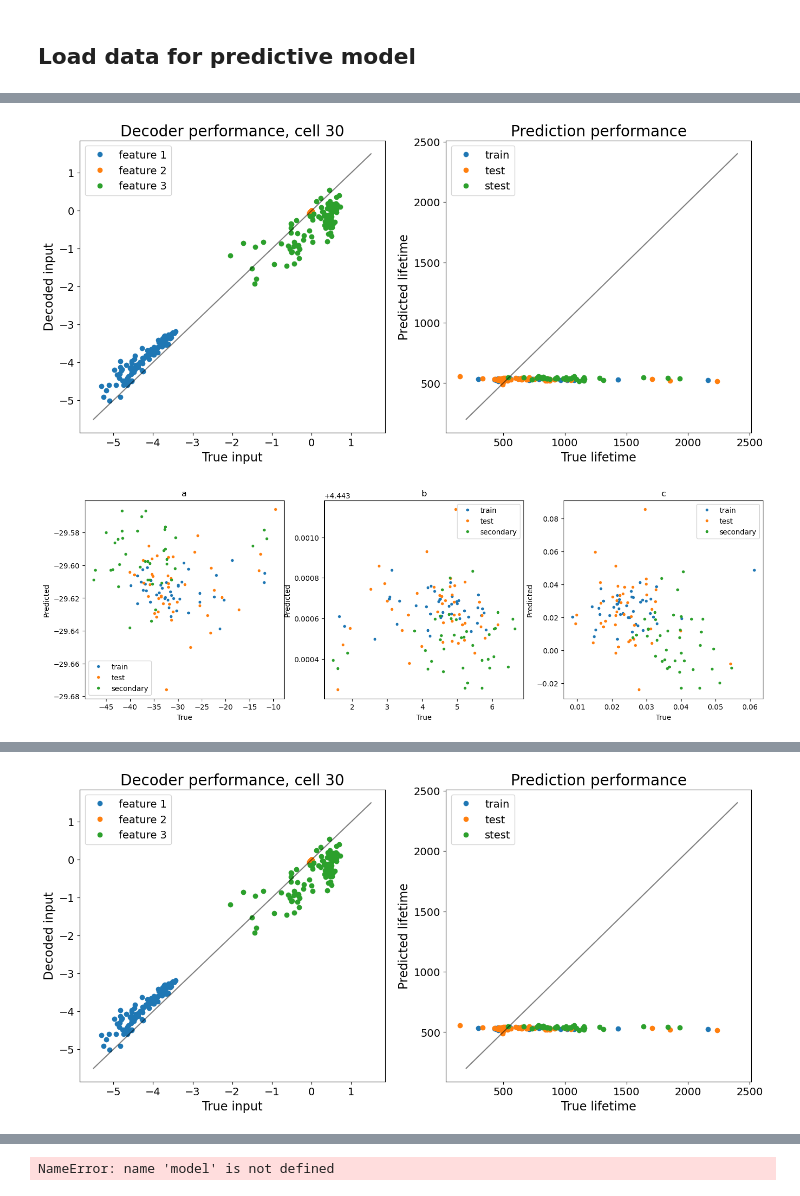
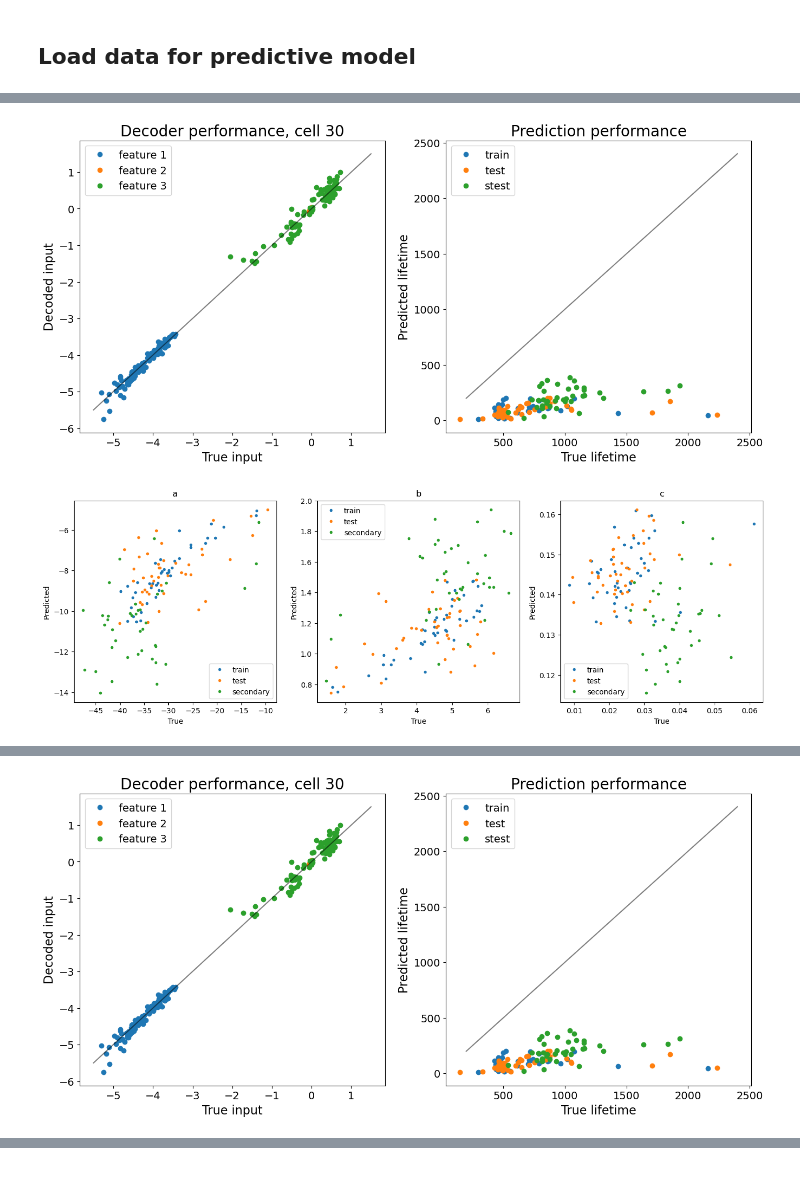
Before and after one commit to nathan99sun/HybridPred, a Jupyter notebook: source/curve_fitting_multistage_attn-DN.ipynb, the cells around one changed output, grey strips where cells are left out. Drawn from its saved outputs; the diff is of its cells as text; code cells hidden in the pictures.

```diff
--- a/source/curve_fitting_multistage_attn-DN.ipynb
+++ b/source/curve_fitting_multistage_attn-DN.ipynb
@@ -395,8 +395,8 @@ class AutoEncoder_Model(nn.Module):
                 self.plotter_new(train, test, stest)
 # %%
 train_policy = {
-    "num_stages": 2,
-    "epochs": [500, 500],
+    "num_stages": 1,
+    "epochs": [700, 500],
     "learning_rates": [1e-3, 1e-5],
     "batch_sizes": [64, 64],
     "prediction_weights": [1, 1],
@@ -405,17 +405,17 @@ train_policy = {
 }
 
 
-model = AutoEncoder_Model(n_features=len(features), n_cycles=n_cycles, d_model=4)
+model = AutoEncoder_Model(n_features=len(features), n_cycles=n_cycles, d_model=1)
 #train = TensorDataset(torch.Tensor(x[train_ind]),torch.Tensor(y[train_ind]))
 model.fit_1(train, test, stest, train_policy)
 
 train_policy = {
     "num_stages": 2,
     "epochs": [500, 500],
-    "learning_rates": [1e-5, 1e-6],
+    "learning_rates": [1e-4, 1e-6],
     "batch_sizes": [64, 64],
-    "prediction_weights": [1, 1],
-    "decoding_weights": [0, 0],
+    "prediction_weights": [1e-5, 1],
+    "decoding_weights": [1, 0],
     "en_weights": [1, 1]
 }
 model.fit_2(train, test, stest, train_policy)
@@ -461,2 +461,2 @@ sec      [10.32424351  1.28779857  0.03808986]
-[figure, old version]
+[figure, new version]
-[figure, old version]
+[figure, new version]
@@ -481 +481 @@ sec      [10.32424351  1.28779857  0.03808986]
-[figure, old version]
+[figure, new version]
@@ -503,18 +482,0 @@ sec      [10.32424351  1.28779857  0.03808986]
-# %%
-x_train = model.encoder(x[train_ind]).detach().numpy()
-x_test = model.encoder(x[test_ind]).detach().numpy()
-x_stest = model.encoder(x[secondary_ind]).detach().numpy()
-
-y_train = params[train_ind]
-y_test = params[test_ind]
-y_stest = params[secondary_ind]
-
-life_train = cycle_lives[train_ind]
-life_test = cycle_lives[test_ind]
-life_stest = cycle_lives[secondary_ind]
-
-train = TensorDataset(torch.Tensor(x_train),torch.Tensor(y_train),torch.Tensor(life_train))
-test = TensorDataset(torch.Tensor(x_test),torch.Tensor(y_test),torch.Tensor(life_test))
-stest = TensorDataset(torch.Tensor(x_stest),torch.Tensor(y_stest),torch.Tensor(life_stest))
-# %% [output]
-NameError: name 'model' is not defined
```
Also changed, not shown: parts of 10 cells of this notebook.
